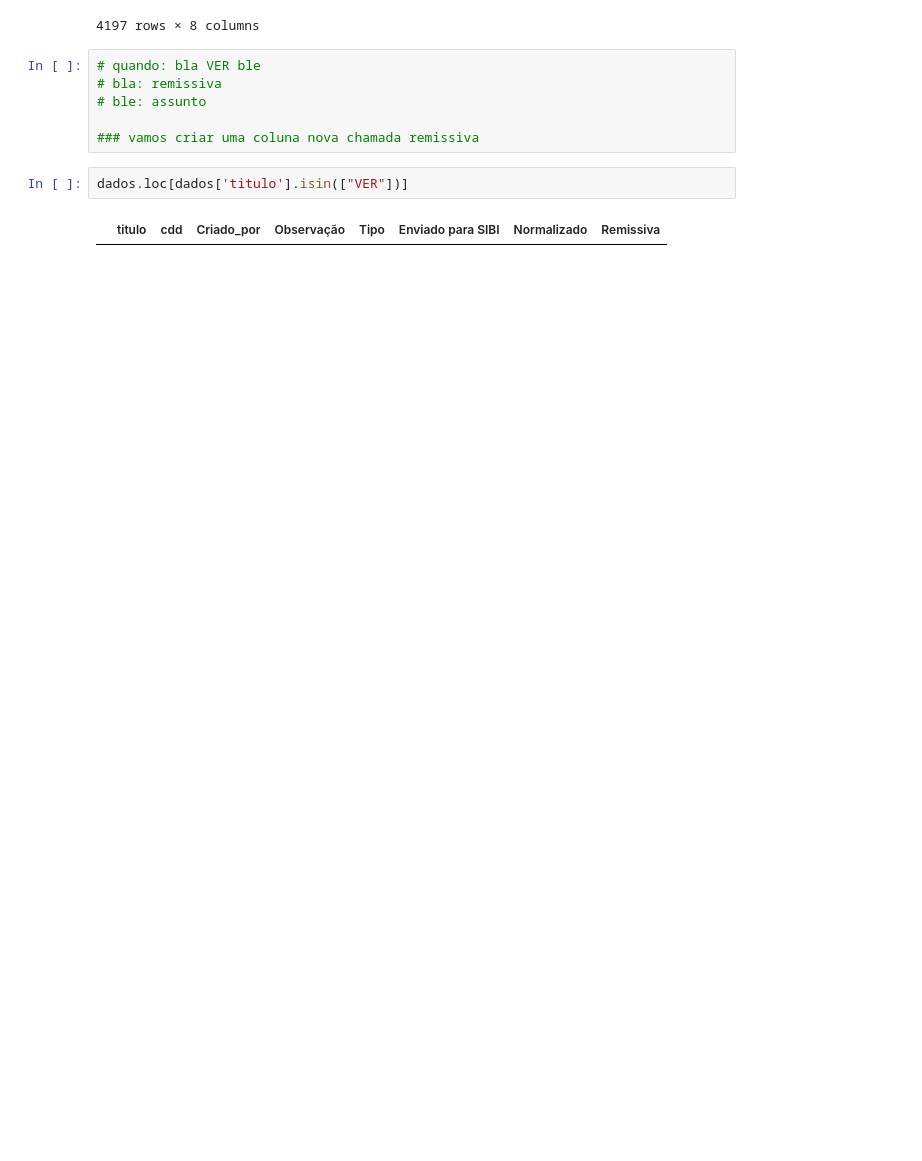
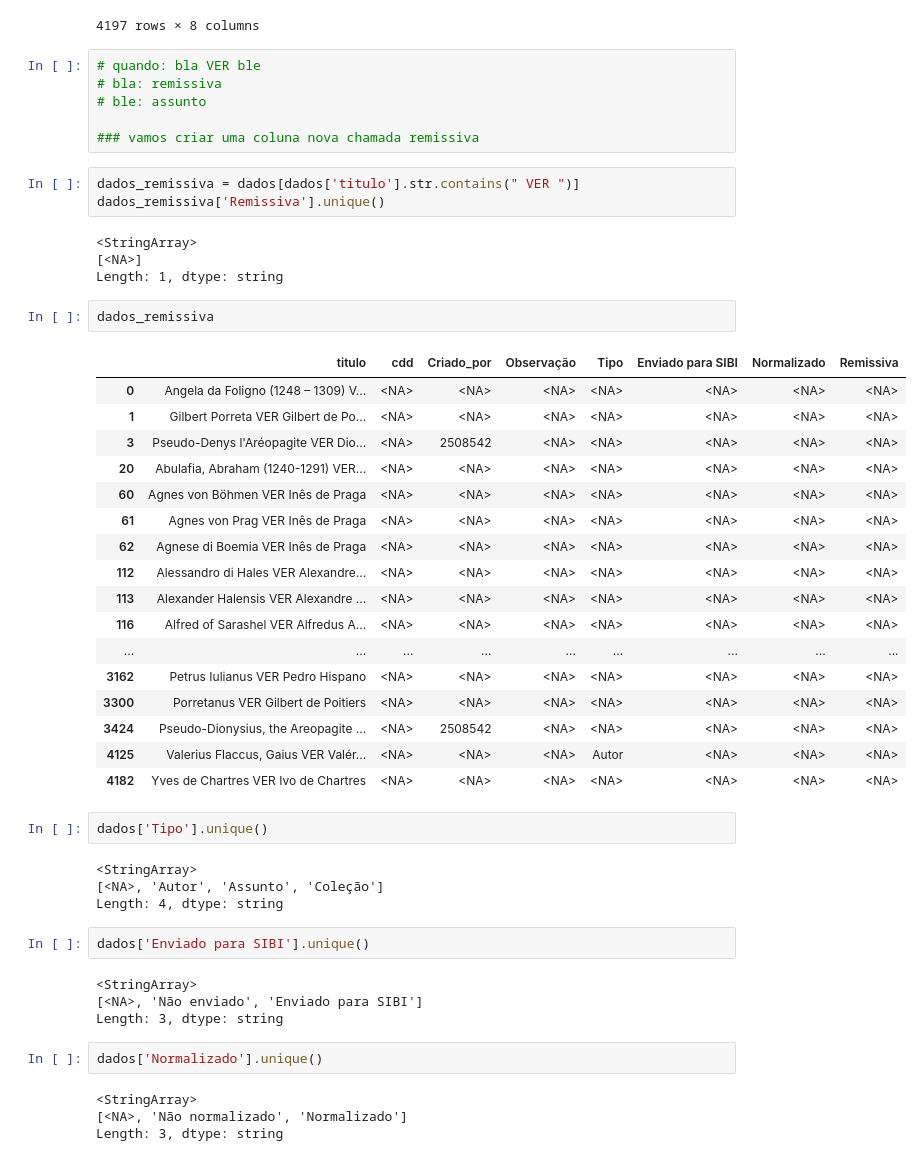
Before and after one commit to fflch/cdd, a Jupyter notebook: DATA-EXPORT/normalizacao.ipynb, the cells around one changed output. Drawn from its saved outputs; the diff is of its cells as text; blank space fills up the shorter version.

```diff
--- a/DATA-EXPORT/normalizacao.ipynb
+++ b/DATA-EXPORT/normalizacao.ipynb
@@ -23,7 +23,48 @@ dados
 # ble: assunto
 
 ### vamos criar uma coluna nova chamada remissiva
-# %%
-dados.loc[dados['titulo'].isin(["VER"])]
-# %% [output]
-|  | titulo | cdd | Criado_por | Observação | Tipo | Enviado para SIBI | Normalizado | Remissiva |
+# %%
+dados_remissiva = dados[dados['titulo'].str.contains(" VER ")]
+dados_remissiva['Remissiva'].unique()
+# %% [output]
+<StringArray>
+[<NA>]
+Length: 1, dtype: string
+# %%
+dados_remissiva
+# %% [output]
+|  | titulo | cdd | Criado_por | Observação | Tipo | Enviado para SIBI | Normalizado | Remissiva |
+| 0 | Angela da Foligno (1248 – 1309) V... | <NA> | <NA> | <NA> | <NA> | <NA> | <NA> | <NA> |
+| 1 | Gilbert Porreta VER Gilbert de Po... | <NA> | <NA> | <NA> | <NA> | <NA> | <NA> | <NA> |
+| 3 | Pseudo-Denys l'Aréopagite VER Dio... | <NA> | 2508542 | <NA> | <NA> | <NA> | <NA> | <NA> |
+| 20 | Abulafia, Abraham (1240-1291) VER... | <NA> | <NA> | <NA> | <NA> | <NA> | <NA> | <NA> |
+| 60 | Agnes von Böhmen VER Inês de Praga | <NA> | <NA> | <NA> | <NA> | <NA> | <NA> | <NA> |
+| 61 | Agnes von Prag VER Inês de Praga | <NA> | <NA> | <NA> | <NA> | <NA> | <NA> | <NA> |
+| 62 | Agnese di Boemia VER Inês de Praga | <NA> | <NA> | <NA> | <NA> | <NA> | <NA> | <NA> |
+| 112 | Alessandro di Hales VER Alexandre... | <NA> | <NA> | <NA> | <NA> | <NA> | <NA> | <NA> |
+| 113 | Alexander Halensis VER Alexandre ... | <NA> | <NA> | <NA> | <NA> | <NA> | <NA> | <NA> |
+| 116 | Alfred of Sarashel VER Alfredus A... | <NA> | <NA> | <NA> | <NA> | <NA> | <NA> | <NA> |
+| ... | ... | ... | ... | ... | ... | ... | ... | ... |
+| 3162 | Petrus Iulianus VER Pedro Hispano | <NA> | <NA> | <NA> | <NA> | <NA> | <NA> | <NA> |
+| 3300 | Porretanus VER Gilbert de Poitiers | <NA> | <NA> | <NA> | <NA> | <NA> | <NA> | <NA> |
+| 3424 | Pseudo-Dionysius, the Areopagite ... | <NA> | 2508542 | <NA> | <NA> | <NA> | <NA> | <NA> |
+| 4125 | Valerius Flaccus, Gaius VER Valér... | <NA> | <NA> | <NA> | Autor | <NA> | <NA> | <NA> |
+| 4182 | Yves de Chartres VER Ivo de Chartres | <NA> | <NA> | <NA> | <NA> | <NA> | <NA> | <NA> |
+# %%
+dados['Tipo'].unique()
+# %% [output]
+<StringArray>
+[<NA>, 'Autor', 'Assunto', 'Coleção']
+Length: 4, dtype: string
+# %%
+dados['Enviado para SIBI'].unique()
+# %% [output]
+<StringArray>
+[<NA>, 'Não enviado', 'Enviado para SIBI']
+Length: 3, dtype: string
+# %%
+dados['Normalizado'].unique()
+# %% [output]
+<StringArray>
+[<NA>, 'Não normalizado', 'Normalizado']
+Length: 3, dtype: string
```
Also changed, not shown: parts of 1 cell of this notebook, 1 other file.
